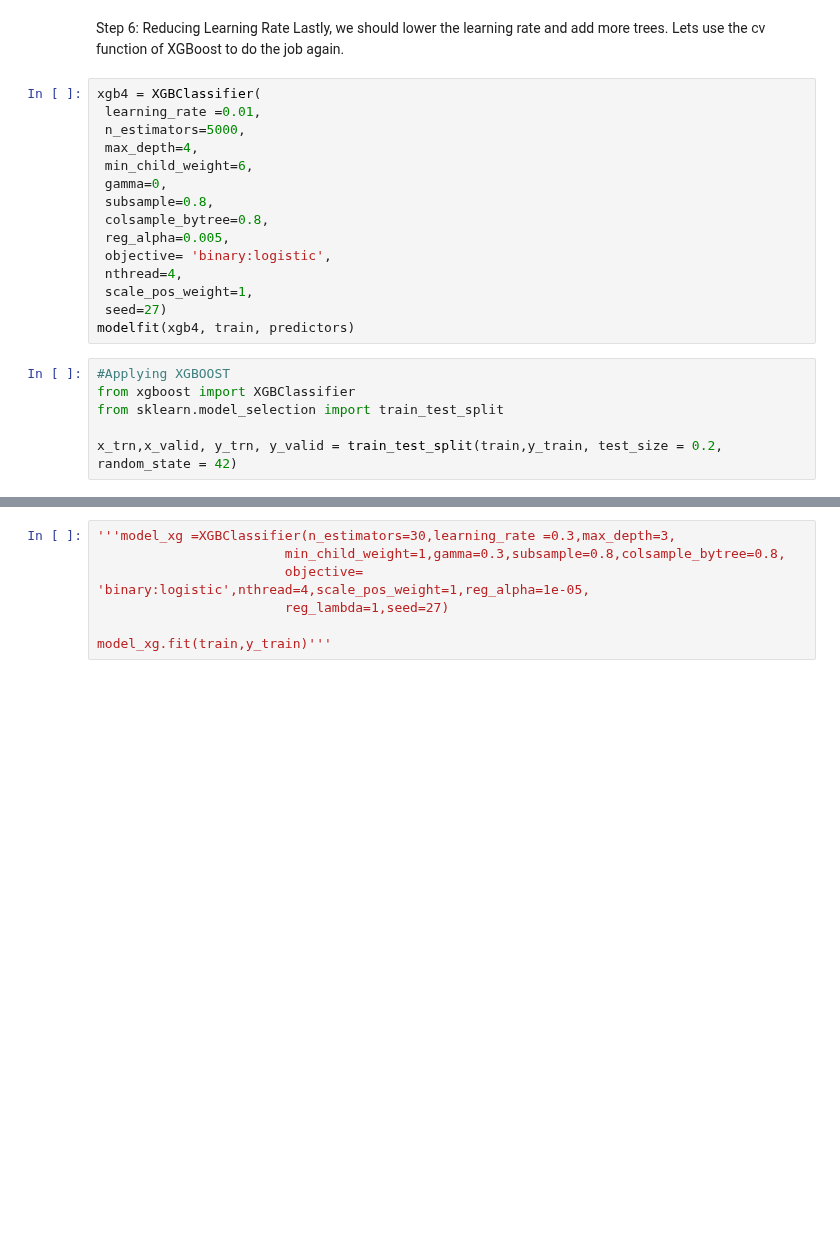
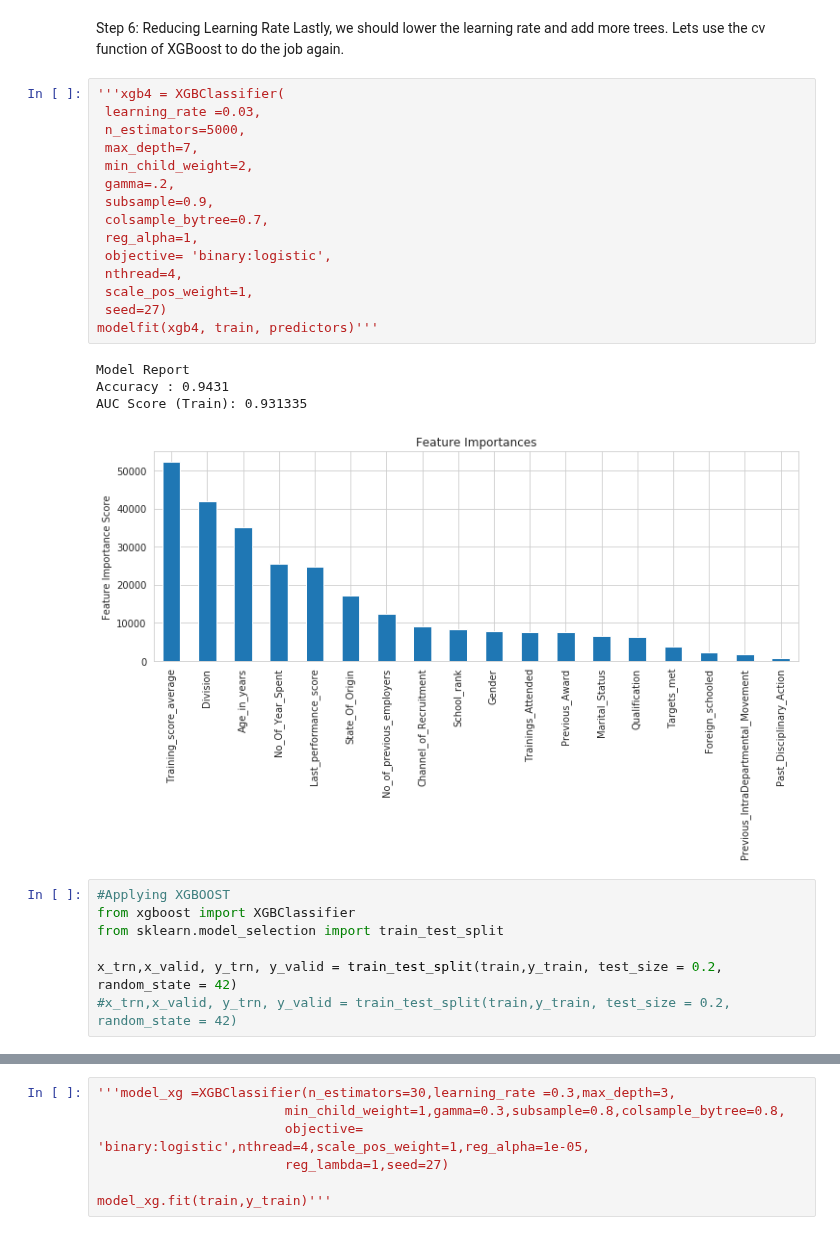
Before and after one commit to Ayanlola2002/Data-Science-Nigeria, a Jupyter notebook: developing_Staff_promotion_algorithm.ipynb, the cells around one changed output, grey strips where cells are left out. Drawn from its saved outputs; the diff is of its cells as text; blank space fills up the shorter version.

```diff
--- a/developing_Staff_promotion_algorithm.ipynb
+++ b/developing_Staff_promotion_algorithm.ipynb
@@ -1279,25 +1474,31 @@ Again we can see slight improvement in the score.
 Step 6: Reducing Learning Rate
 Lastly, we should lower the learning rate and add more trees. Lets use the cv function of XGBoost to do the job again.
 # %%
-xgb4 = XGBClassifier(
- learning_rate =0.01,
+'''xgb4 = XGBClassifier(
+ learning_rate =0.03,
  n_estimators=5000,
- max_depth=4,
- min_child_weight=6,
- gamma=0,
- subsample=0.8,
- colsample_bytree=0.8,
- reg_alpha=0.005,
+ max_depth=7,
+ min_child_weight=2,
+ gamma=.2,
+ subsample=0.9,
+ colsample_bytree=0.7,
+ reg_alpha=1,
  objective= 'binary:logistic',
  nthread=4,
  scale_pos_weight=1,
  seed=27)
-modelfit(xgb4, train, predictors)
+modelfit(xgb4, train, predictors)'''
+# %% [output]
+Model Report
+Accuracy : 0.9431
+AUC Score (Train): 0.931335
+[figure, added]
 # %%
 #Applying XGBOOST
 from xgboost import XGBClassifier
 from sklearn.model_selection import train_test_split
 
 x_trn,x_valid, y_trn, y_valid = train_test_split(train,y_train, test_size = 0.2, random_state = 42)
+#x_trn,x_valid, y_trn, y_valid = train_test_split(train,y_train, test_size = 0.2, random_state = 42)
 # %%
 #parameter tuning
```
Also changed, not shown: parts of 41 cells of this notebook.
